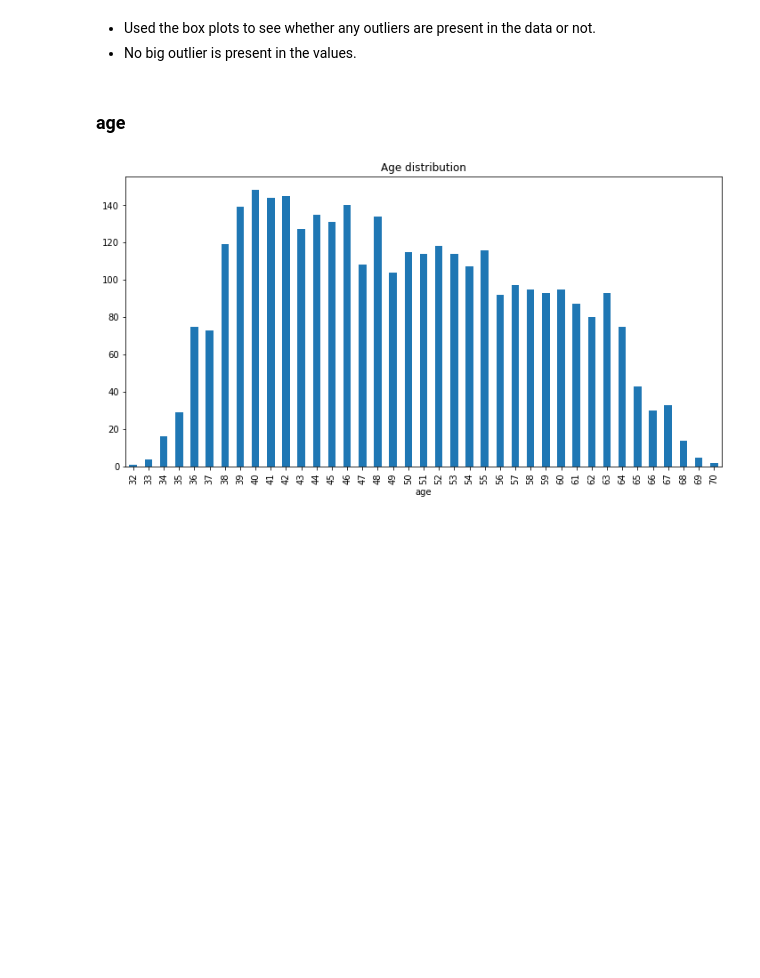
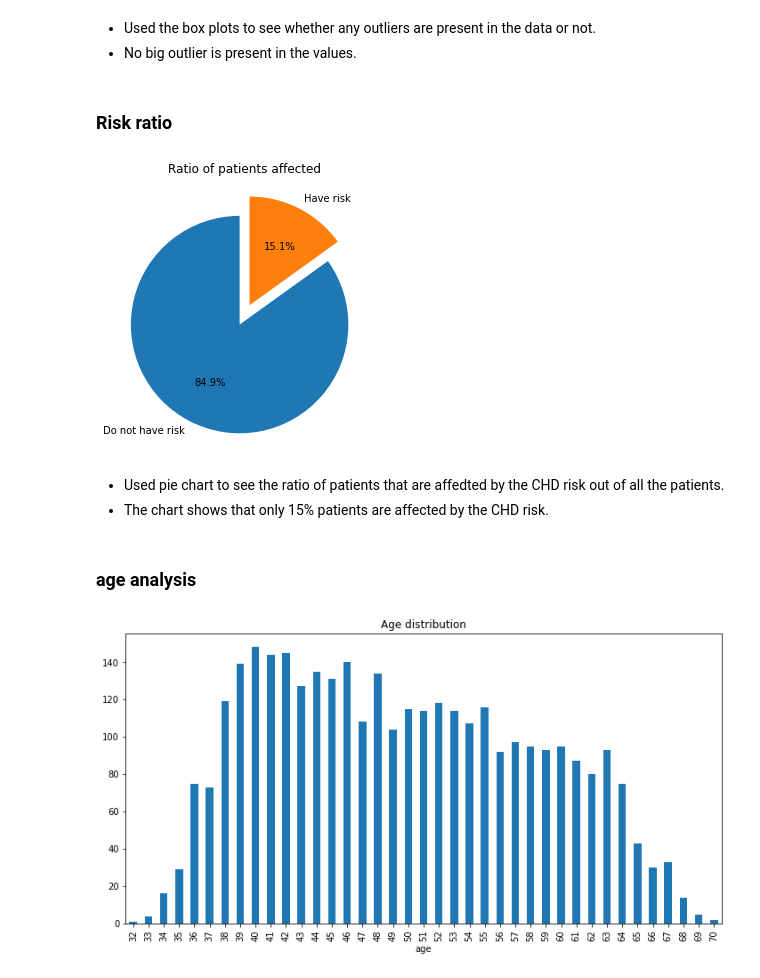
Before and after one commit to jatinsharma16/Capstone-Project-Classification, a Jupyter notebook: cardiovascular_risk_prediction.ipynb, the cells around one changed output. Saved outputs shown, nothing was run; the diff lists cells and outputs as text; code cells hidden in the pictures; blank space fills up the shorter version.

```diff
--- a/cardiovascular_risk_prediction.ipynb
+++ b/cardiovascular_risk_prediction.ipynb
@@ -405,8 +411,24 @@ plt.show()
 # %% [markdown]
 - Used the box plots to see whether any outliers are present in the data or not.
 - No big outlier is present in the values.
+# %% [markdown]
+### Risk ratio
+# %%
+plt.rcParams['figure.figsize'] = (8,5)
+plt.pie(df.groupby('TenYearCHD')['id'].count(),
+        labels=['Do not have risk', 'Have risk'],
+        explode = [0.1,0.1],
+        startangle = 90,
+        autopct = '%1.1f%%')
+plt.title('Ratio of patients affected')
+plt.show()
+# %% [output]
+[figure, added]
+# %% [markdown]
+- Used pie chart to see the ratio of patients that are affedted by the CHD risk out of all the patients.
+- The chart shows that only 15% patients are affected by the CHD risk.
 # %% [markdown]
-### age
+### age analysis
 # %%
 plt.rcParams['figure.figsize'] = (12,6)
 df.groupby('age')['id'].count().plot(kind = 'bar')
```
Also changed, not shown: parts of 79 cells of this notebook.
